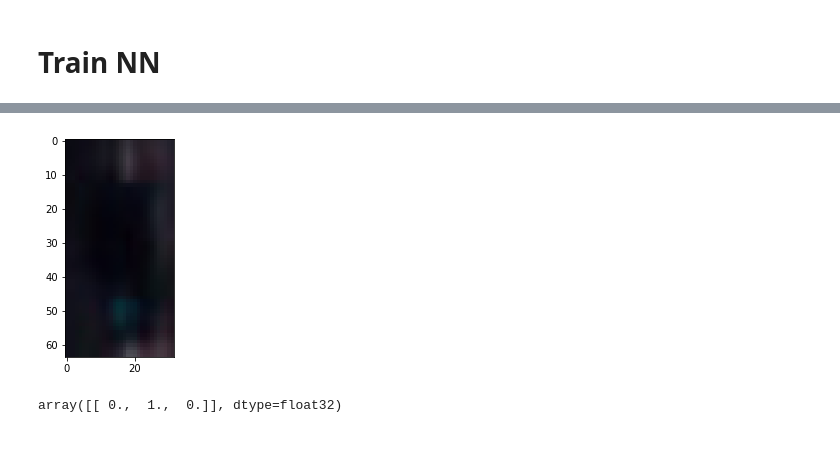
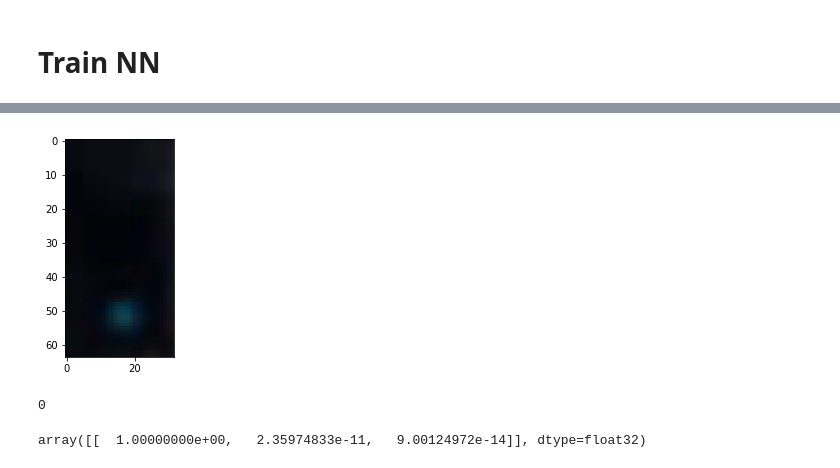
Before and after one commit to AlexanderKim/CarND-Capstone, a Jupyter notebook: ros/src/tl_detector/light_classification/Traffic_Light_Classifier.ipynb, the cells around one changed output, grey strips where cells are left out. Drawn from its saved outputs; the diff is of its cells as text; code cells hidden in the pictures.

```diff
--- a/ros/src/tl_detector/light_classification/Traffic_Light_Classifier.ipynb
+++ b/ros/src/tl_detector/light_classification/Traffic_Light_Classifier.ipynb
@@ -129,19 +134,21 @@ model.save('traffic_light_classifier.h5')
 # %%
 loaded_model = load_model('traffic_light_classifier.h5')
 # %%
-img = random.choice(images)
+from random import randint
+index = randint(1, len(X_train)) - 1
+img = X_train[index]
 plt.imshow(img)
 plt.show()
+print(y_train[index])
 
 from keras.preprocessing import image
-from keras.applications.resnet50 import preprocess_input
 import numpy as np
 
 x = image.img_to_array(img)
 x = np.expand_dims(x, axis=0)
-x = preprocess_input(x)
 
 loaded_model.predict(x)
 # %% [output]
-[figure, old version]
+[figure, new version]
-array([[ 0.,  1.,  0.]], dtype=float32)
+0
+array([[  1.00000000e+00,   2.35974833e-11,   9.00124972e-14]], dtype=float32)
```
Also changed, not shown: parts of 6 cells of this notebook.
